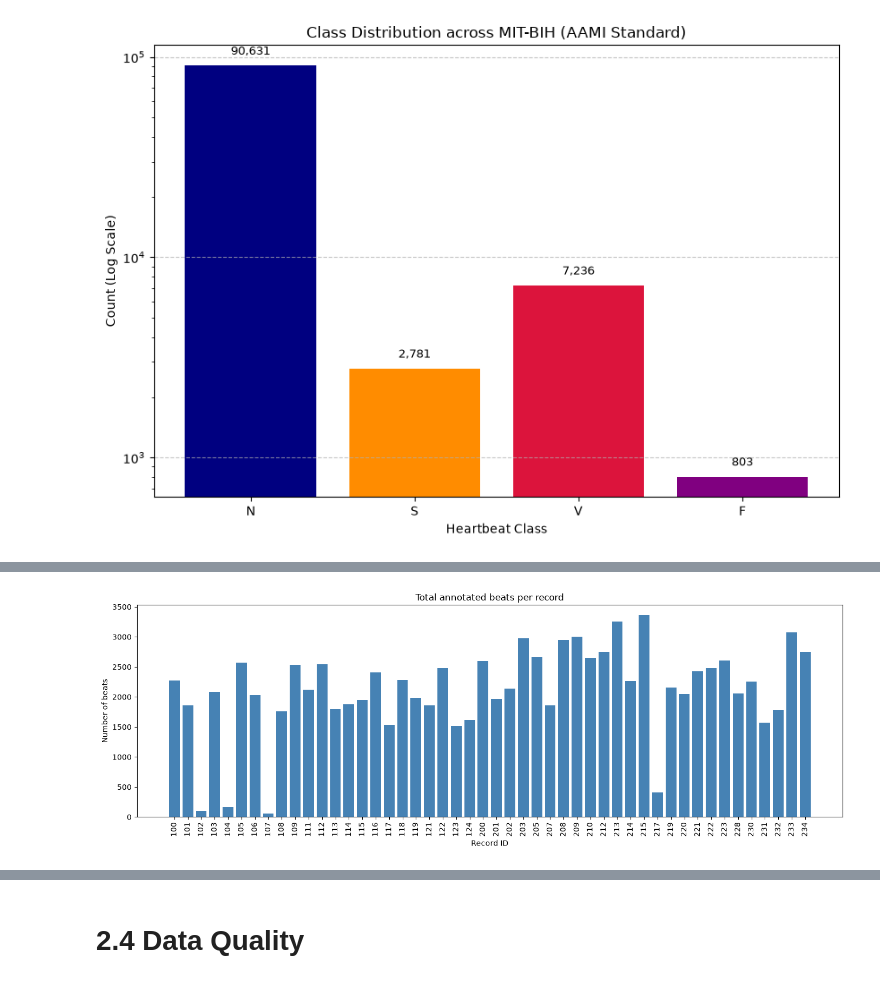
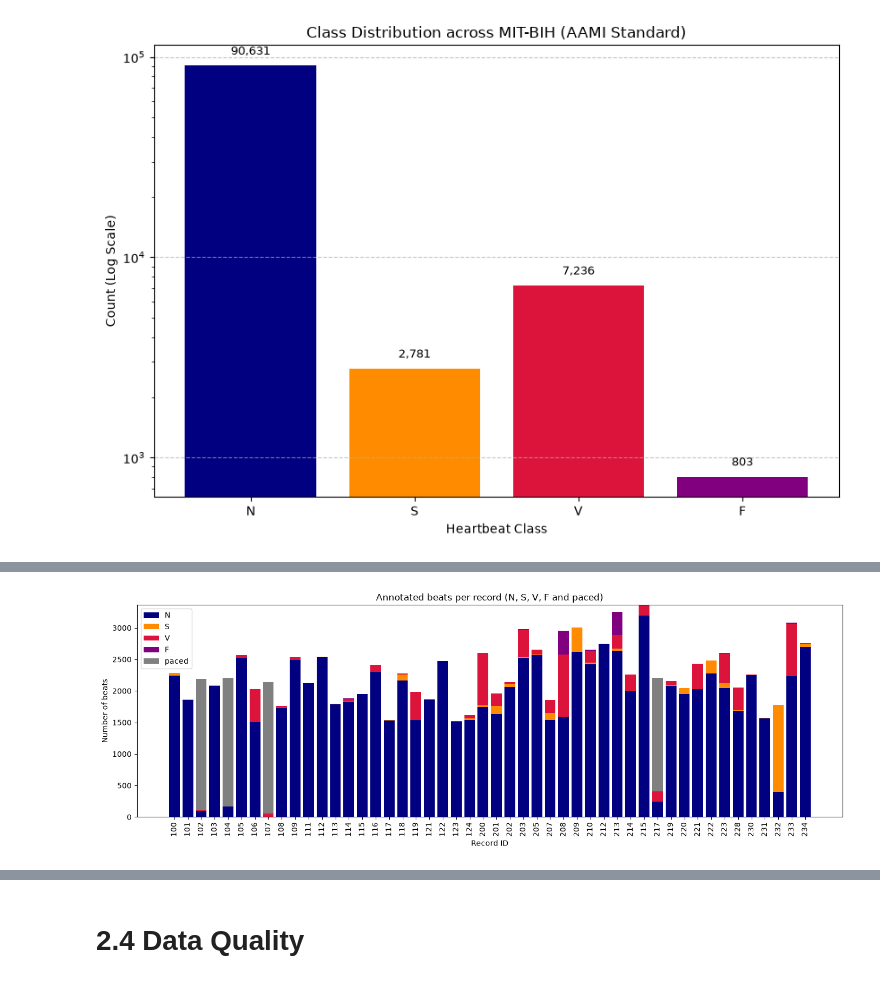
Before and after one commit to RasSved/Data-Mining-Project, a Jupyter notebook: notebooks/EDA.ipynb, the cells around one changed output, grey strips where cells are left out. Cells and saved outputs as stored; diff of their text form; code cells hidden in the pictures.

```diff
--- a/notebooks/EDA.ipynb
+++ b/notebooks/EDA.ipynb
@@ -242,9 +337,9 @@ for i, t in enumerate(targets):
     y_min, y_max = signal_segment.min(), signal_segment.max()
     axes[i].set_ylim(y_min - 0.3, y_max + 0.6)
 
-    # Plot all annotations occurring within the window
+    # Plot only beat annotations occurring within the window ('+', '~' etc. are skipped)
     for idx, pos in enumerate(ann.sample):
-        if start_p <= pos < end_p:
+        if start_p <= pos < end_p and ann.symbol[idx] in BEAT_SYMBOLS:
             sym = ann.symbol[idx]
             y_val = rec.p_signal[pos, 0]
             col = color_map.get(sym, 'gray')
@@ -321,45 +416,48 @@ Class  Total_Beats  Percentage (%)
     F          803            0.79
 [figure]
 # %%
-import wfdb
-import pandas as pd
-import matplotlib.pyplot as plt
-from pathlib import Path
-
-DATA_PATH = Path("../data/mit-bih-arrhythmia-database-1.0.0")
-
-records = sorted(path.stem for path in DATA_PATH.glob("*.hea"))
-
-aami_map = {
-    'N': 'N', 'L': 'N', 'R': 'N', 'e': 'N', 'j': 'N',
-    'A': 'S', 'a': 'S', 'J': 'S', 'S': 'S',
-    'V': 'V', 'E': 'V',
-    'F': 'F'
-}
-
-record_class_counts = []
-
-for rec_id in records:
-    ann = wfdb.rdann(str(DATA_PATH / rec_id), 'atr')
-    counts = {'N': 0, 'S': 0, 'V': 0, 'F': 0}
-    for sym in ann.symbol:
-        if sym in aami_map:
-            counts[aami_map[sym]] += 1
-    counts['record'] = rec_id
-    counts['total'] = sum(counts[c] for c in ['N', 'S', 'V', 'F'])
-    record_class_counts.append(counts)
-
-df_per_record = pd.DataFrame(record_class_counts)
-df_per_record = df_per_record[['record', 'N', 'S', 'V', 'F', 'total']]
-
+# Beats per record: the four classes plus paced beats ('/' and 'f').
+# Q is not drawn here; it is only counted in the symbol table.
+rows = []
+for rec in records:
+    symbols = annotations[rec].symbol
+    row = {'record': rec}
+    for c in ['N', 'S', 'V', 'F']:
+        row[c] = sum(1 for s in symbols if aami_map.get(s) == c)
+    row['total'] = row['N'] + row['S'] + row['V'] + row['F']   # four classes only (used by later cells)
+    row['paced'] = symbols.count('/') + symbols.count('f')
+    rows.append(row)
+df_per_record = pd.DataFrame(rows)
 print(df_per_record.to_string(index=False))
 
+# Stacked bar chart, one stack per record
+colors = {'N': 'navy', 'S': 'darkorange', 'V': 'crimson', 'F': 'purple', 'paced': 'gray'}
 plt.figure(figsize=(14, 5))
-plt.bar(df_per_record['record'], df_per_record['total'], color='steelblue')
+bottom = np.zeros(len(df_per_record))
+for col in ['N', 'S', 'V', 'F', 'paced']:
+    plt.bar(df_per_record['record'], df_per_record[col], bottom=bottom, color=colors[col], label=col)
+    bottom += df_per_record[col].values
 plt.xticks(rotation=90)
-plt.title('Total annotated beats per record')
+plt.title('Annotated beats per record (N, S, V, F and paced)')
 plt.xlabel('Record ID')
 plt.ylabel('Number of beats')
+plt.legend()
 plt.tight_layout()
 plt.show()
+
+# Excluded beats ('/', 'f', 'Q') per record, for the records where they occur
+excluded = pd.DataFrame({
+    'record': records,
+    'slash': [annotations[r].symbol.count('/') for r in records],
+    'f': [annotations[r].symbol.count('f') for r in records],
+    'Q': [annotations[r].symbol.count('Q') for r in records],
+})
+excluded['sum'] = excluded[['slash', 'f', 'Q']].sum(axis=1)
+print("\nExcluded beats per record (only records with any):")
+print(excluded[excluded['sum'] > 0].to_string(index=False))
+print("Total:", excluded[['slash', 'f', 'Q', 'sum']].sum().to_dict())
+
+four = excluded[excluded['record'].isin(['102', '104', '107', '217'])]
+print("102, 104, 107, 217:", four[['slash', 'f', 'Q', 'sum']].sum().to_dict(),
+      f"of {excluded['sum'].sum()} excluded beats")
 # %% [output]
@@ -383 +481 @@ record    N    S   V   F  total
-[figure, old version]
+[figure, new version]
```
Also changed, not shown: parts of 18 cells of this notebook.
